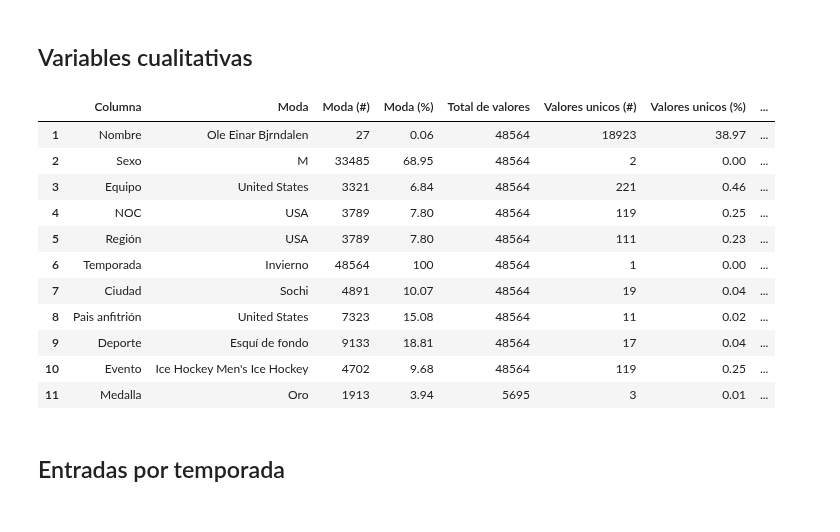
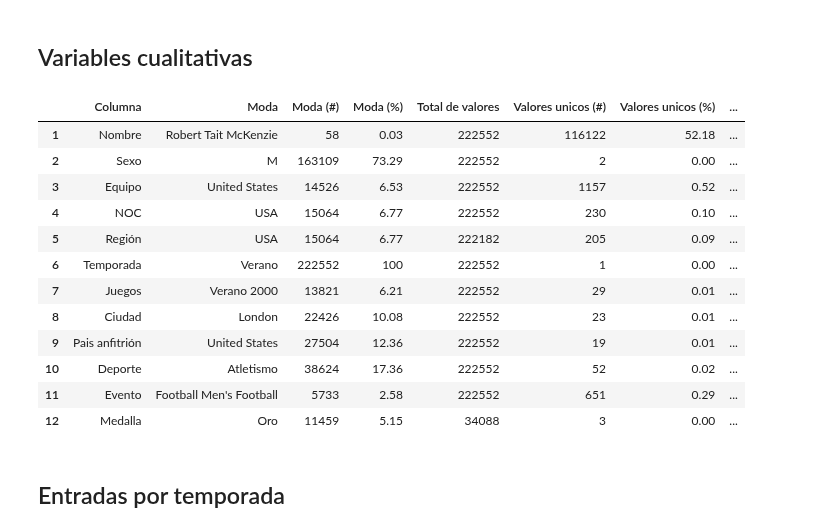
Before and after one commit to agutierrezmorag/olympic-games-datamart, a Jupyter notebook: olympics.ipynb, the cells around one changed output. Cells and saved outputs as stored; diff of their text form; code cells hidden in the pictures.

Commit message:
Update Olympic data to add a games column

```diff
--- a/olympics.ipynb
+++ b/olympics.ipynb
@@ -378,3 +378,17 @@ ol_data.head()
 | 2 | 3 | Gunnar Nielsen Aaby | M | 24 | NaN | NaN | Denmark | DEN | Denmark | 1920 | Verano | ... |
 | 3 | 4 | Edgar Lindenau Aabye | M | 34 | NaN | NaN | Denmark/Sweden | DEN | Denmark | 1900 | Verano | ... |
 | 4 | 5 | Christine Jacoba Aaftink | F | 21 | 185 | 82 | Netherlands | NED | Netherlands | 1988 | Invierno | ... |
+# %%
+# add a "Juegos" column that concatenates the "Temporada" and "Año" columns
+ol_data["Juegos"] = ol_data["Temporada"] + " " + ol_data["Año"].astype(str)
+
+# move that column to after the "Temporada" column
+column_order = ol_data.columns.tolist()
+temporada_index = column_order.index("Temporada")
+column_order.insert(
+    temporada_index + 1, column_order.pop(column_order.index("Juegos"))
+)
+
+# Create a new DataFrame with the columns in the desired order
+ol_data = ol_data[column_order]
+ol_data.head()
@@ -502,45 +507,47 @@ from statistics_calc import qualitative_stats
 # Columnas cualitativas de interés
 cols_cualitativas = [
     "Nombre",
     "Sexo",
     "Equipo",
     "NOC",
     "Región",
     "Temporada",
+    "Juegos",
     "Ciudad",
     "Pais anfitrión",
     "Deporte",
     "Evento",
     "Medalla",
 ]
 
 # Generate statistics
 winter_stats = qualitative_stats(winter_games, cols_cualitativas)
 summer_stats = qualitative_stats(summer_games, cols_cualitativas)
 
 # Guardar datos en un archivo CSV
 winter_stats.to_csv(
     "descriptors/olympics_qualitative-winter.csv", index=False, decimal=","
 )
 summer_stats.to_csv(
     "descriptors/olympics_qualitative-summer.csv", index=False, decimal=","
 )
 
 # Mostrar el DataFrame de estadísticas
-winter_stats
+summer_stats
 # %% [output]
 |  | Columna | Moda | Moda (#) | Moda (%) | Total de valores | Valores unicos (#) | Valores unicos (%) | ... |
-| 1 | Nombre | Ole Einar Bjrndalen | 27 | 0.06 | 48564 | 18923 | 38.97 | ... |
-| 2 | Sexo | M | 33485 | 68.95 | 48564 | 2 | 0.00 | ... |
-| 3 | Equipo | United States | 3321 | 6.84 | 48564 | 221 | 0.46 | ... |
-| 4 | NOC | USA | 3789 | 7.80 | 48564 | 119 | 0.25 | ... |
-| 5 | Región | USA | 3789 | 7.80 | 48564 | 111 | 0.23 | ... |
-| 6 | Temporada | Invierno | 48564 | 100 | 48564 | 1 | 0.00 | ... |
-| 7 | Ciudad | Sochi | 4891 | 10.07 | 48564 | 19 | 0.04 | ... |
-| 8 | Pais anfitrión | United States | 7323 | 15.08 | 48564 | 11 | 0.02 | ... |
-| 9 | Deporte | Esquí de fondo | 9133 | 18.81 | 48564 | 17 | 0.04 | ... |
-| 10 | Evento | Ice Hockey Men's Ice Hockey | 4702 | 9.68 | 48564 | 119 | 0.25 | ... |
-| 11 | Medalla | Oro | 1913 | 3.94 | 5695 | 3 | 0.01 | ... |
+| 1 | Nombre | Robert Tait McKenzie | 58 | 0.03 | 222552 | 116122 | 52.18 | ... |
+| 2 | Sexo | M | 163109 | 73.29 | 222552 | 2 | 0.00 | ... |
+| 3 | Equipo | United States | 14526 | 6.53 | 222552 | 1157 | 0.52 | ... |
+| 4 | NOC | USA | 15064 | 6.77 | 222552 | 230 | 0.10 | ... |
+| 5 | Región | USA | 15064 | 6.77 | 222182 | 205 | 0.09 | ... |
+| 6 | Temporada | Verano | 222552 | 100 | 222552 | 1 | 0.00 | ... |
+| 7 | Juegos | Verano 2000 | 13821 | 6.21 | 222552 | 29 | 0.01 | ... |
+| 8 | Ciudad | London | 22426 | 10.08 | 222552 | 23 | 0.01 | ... |
+| 9 | Pais anfitrión | United States | 27504 | 12.36 | 222552 | 19 | 0.01 | ... |
+| 10 | Deporte | Atletismo | 38624 | 17.36 | 222552 | 52 | 0.02 | ... |
+| 11 | Evento | Football Men's Football | 5733 | 2.58 | 222552 | 651 | 0.29 | ... |
+| 12 | Medalla | Oro | 11459 | 5.15 | 34088 | 3 | 0.00 | ... |
 # %% [markdown]
 ## Entradas por temporada
 # %%
```
Also changed, not shown: parts of 2 cells of this notebook, 5 other files.
